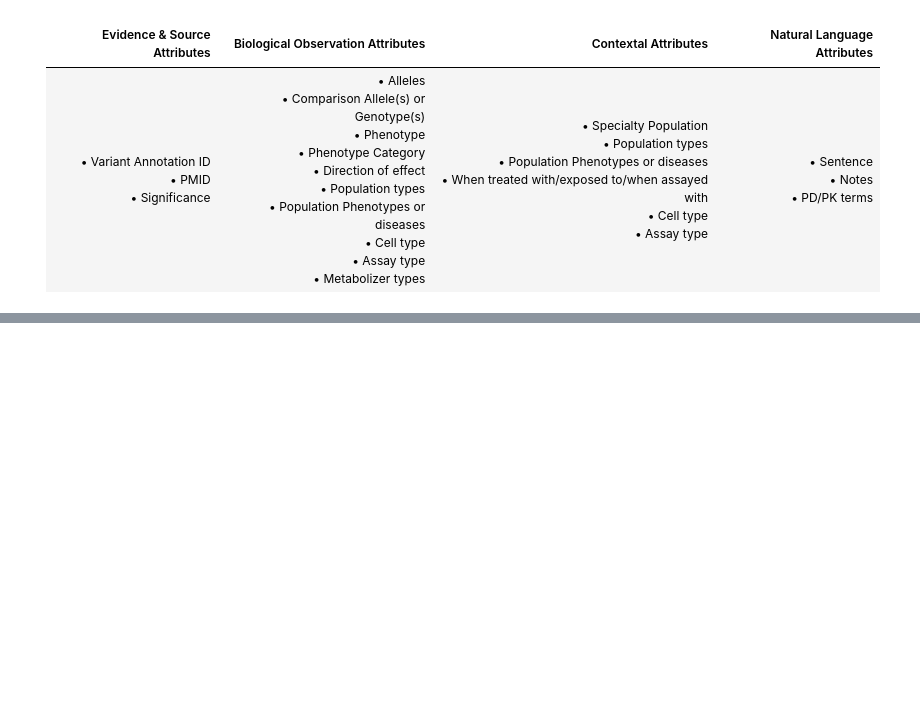
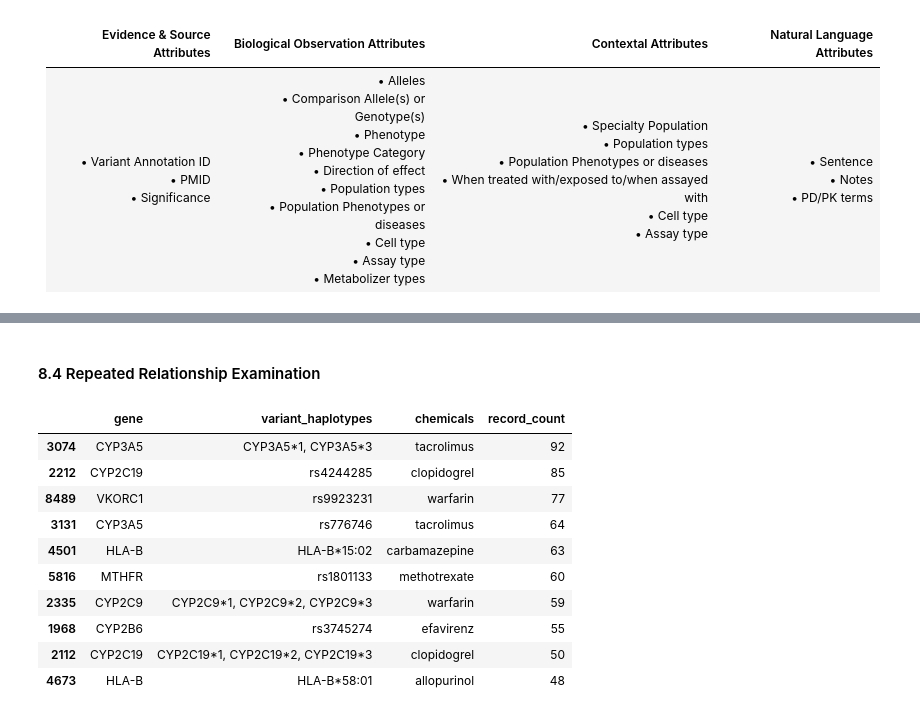
Before and after one commit to Sofia7334/pharmacogenomics-machine-learning, a Jupyter notebook: notebooks/02_data_preparation.ipynb, the cells around one changed output, grey strips where cells are left out. Saved outputs shown, nothing was run; the diff lists cells and outputs as text; code cells hidden in the pictures; blank space fills up the shorter version.

```diff
--- a/notebooks/02_data_preparation.ipynb
+++ b/notebooks/02_data_preparation.ipynb
@@ -1325,0 +1351,23 @@ drug_variation = profile_attribute_variation(
+# %% [markdown]
+#### 8.4 Repeated Relationship Examination
+# %%
+relationship_counts = (
+    phenotype
+    .groupby(relationship_columns, dropna=False)
+    .size()
+    .reset_index(name="record_count")
+    .sort_values("record_count", ascending=False)
+)
+relationship_counts.head(10)
+# %% [output]
+|  | gene | variant_haplotypes | chemicals | record_count |
+| 3074 | CYP3A5 | CYP3A5*1, CYP3A5*3 | tacrolimus | 92 |
+| 2212 | CYP2C19 | rs4244285 | clopidogrel | 85 |
+| 8489 | VKORC1 | rs9923231 | warfarin | 77 |
+| 3131 | CYP3A5 | rs776746 | tacrolimus | 64 |
+| 4501 | HLA-B | HLA-B*15:02 | carbamazepine | 63 |
+| 5816 | MTHFR | rs1801133 | methotrexate | 60 |
+| 2335 | CYP2C9 | CYP2C9*1, CYP2C9*2, CYP2C9*3 | warfarin | 59 |
+| 1968 | CYP2B6 | rs3745274 | efavirenz | 55 |
+| 2112 | CYP2C19 | CYP2C19*1, CYP2C19*2, CYP2C19*3 | clopidogrel | 50 |
+| 4673 | HLA-B | HLA-B*58:01 | allopurinol | 48 |
```
Also changed, not shown: parts of 19 cells of this notebook.
